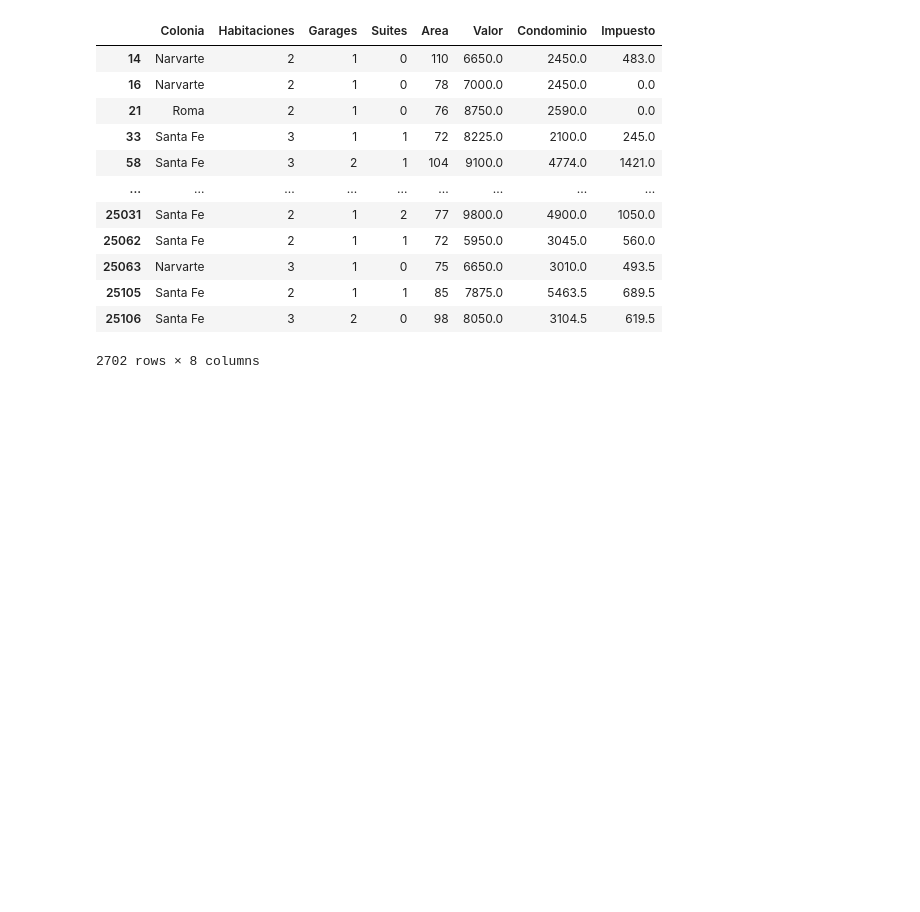
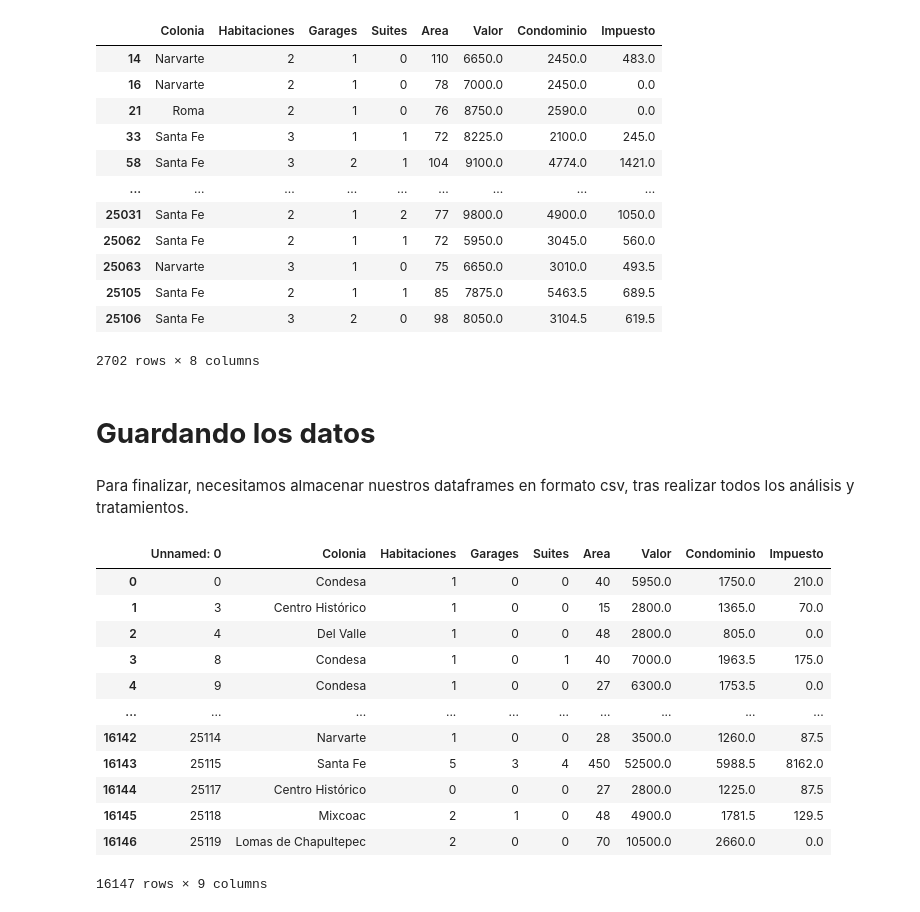
Before and after one commit to mg253a/PANDAS-conociendo-la-biblioteca, a Jupyter notebook: inmuebles_cdmx.ipynb, the cells around one changed output. Drawn from its saved outputs; the diff is of its cells as text; code cells hidden in the pictures; blank space fills up the shorter version.

```diff
--- a/inmuebles_cdmx.ipynb
+++ b/inmuebles_cdmx.ipynb
@@ -731,3 +733,7 @@ df[filtro2]
 2702 rows × 8 columns
 # %%
 df2=df[filtro2]
+# %% [markdown]
+# **Guardando los datos**
+# %% [markdown]
+Para finalizar, necesitamos almacenar nuestros dataframes en formato csv, tras realizar todos los análisis y tratamientos.
@@ -733,0 +742,16 @@ df2=df[filtro2]
+# %%
+pd.read_csv('inmuebles_ml.csv')
+# %% [output]
+|  | Unnamed: 0 | Colonia | Habitaciones | Garages | Suites | Area | Valor | Condominio | Impuesto |
+| 0 | 0 | Condesa | 1 | 0 | 0 | 40 | 5950.0 | 1750.0 | 210.0 |
+| 1 | 3 | Centro Histórico | 1 | 0 | 0 | 15 | 2800.0 | 1365.0 | 70.0 |
+| 2 | 4 | Del Valle | 1 | 0 | 0 | 48 | 2800.0 | 805.0 | 0.0 |
+| 3 | 8 | Condesa | 1 | 0 | 1 | 40 | 7000.0 | 1963.5 | 175.0 |
+| 4 | 9 | Condesa | 1 | 0 | 0 | 27 | 6300.0 | 1753.5 | 0.0 |
+| ... | ... | ... | ... | ... | ... | ... | ... | ... | ... |
+| 16142 | 25114 | Narvarte | 1 | 0 | 0 | 28 | 3500.0 | 1260.0 | 87.5 |
+| 16143 | 25115 | Santa Fe | 5 | 3 | 4 | 450 | 52500.0 | 5988.5 | 8162.0 |
+| 16144 | 25117 | Centro Histórico | 0 | 0 | 0 | 27 | 2800.0 | 1225.0 | 87.5 |
+| 16145 | 25118 | Mixcoac | 2 | 1 | 0 | 48 | 4900.0 | 1781.5 | 129.5 |
+| 16146 | 25119 | Lomas de Chapultepec | 2 | 0 | 0 | 70 | 10500.0 | 2660.0 | 0.0 |
+16147 rows × 9 columns
```
Also changed, not shown: parts of 8 cells of this notebook.
